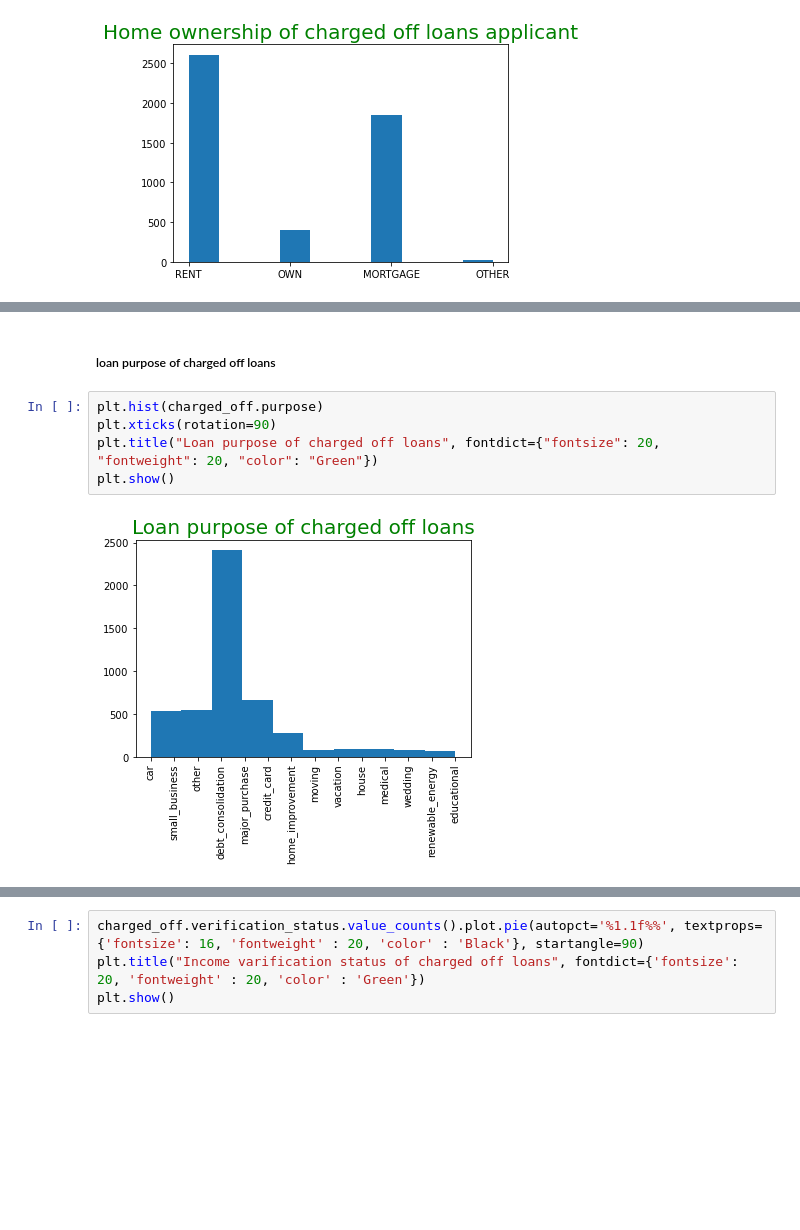
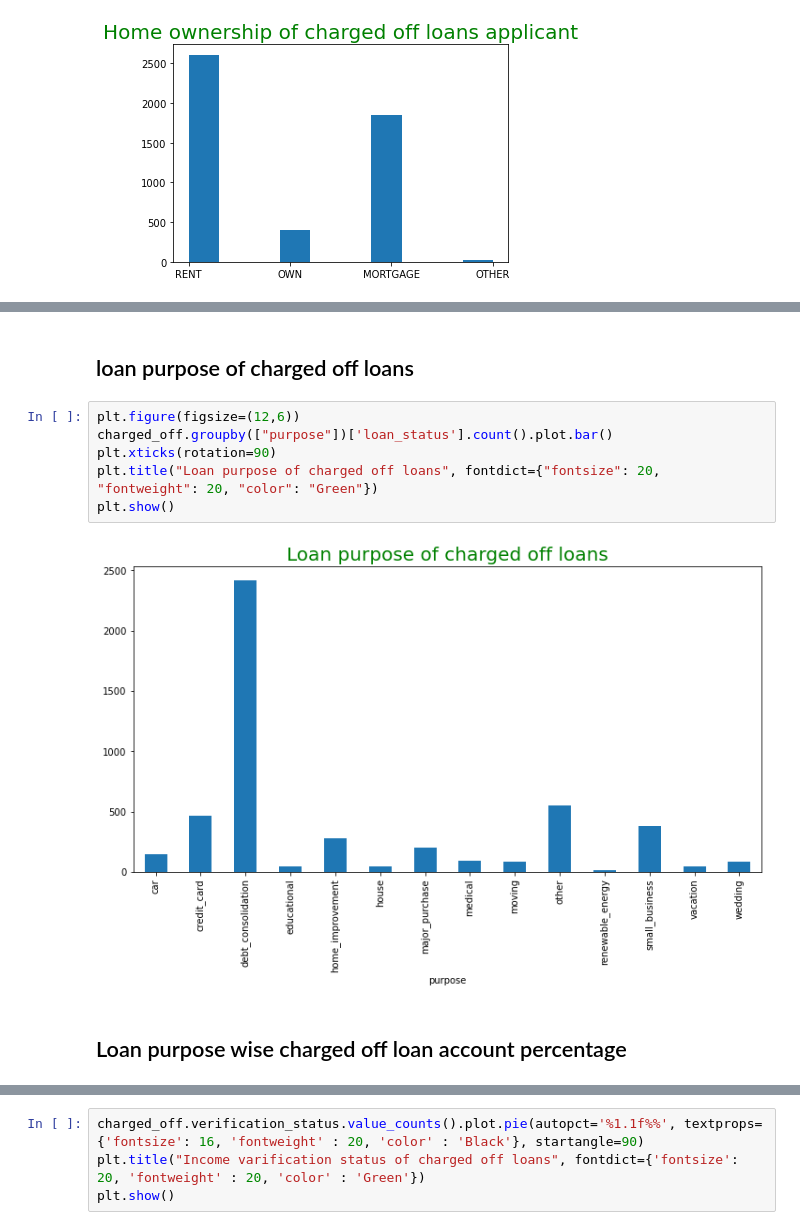
Before and after one commit to sjanorkar/LendingClubCaseStudy, a Jupyter notebook: LendingClubCaseStudy.ipynb, the cells around one changed output, grey strips where cells are left out. Drawn from its saved outputs; the diff is of its cells as text; blank space fills up the shorter version.

```diff
--- a/LendingClubCaseStudy.ipynb
+++ b/LendingClubCaseStudy.ipynb
@@ -161,9 +246,12 @@ plt.show()
 # %% [markdown]
-##### loan purpose of charged off loans
+## loan purpose of charged off loans
 # %%
-plt.hist(charged_off.purpose)
+plt.figure(figsize=(12,6))
+charged_off.groupby(["purpose"])['loan_status'].count().plot.bar()
 plt.xticks(rotation=90)
 plt.title("Loan purpose of charged off loans", fontdict={"fontsize": 20, "fontweight": 20, "color": "Green"})
 plt.show()
 # %% [output]
-[figure, old version]
+[figure, new version]
+# %% [markdown]
+## Loan purpose wise charged off loan account percentage
```
Also changed, not shown: parts of 30 cells of this notebook.
